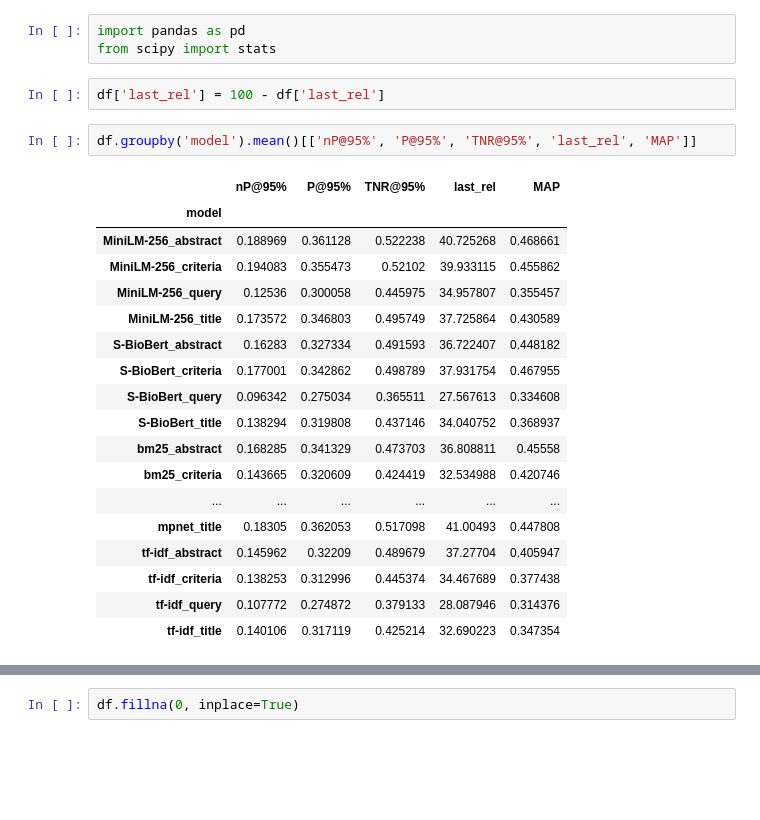
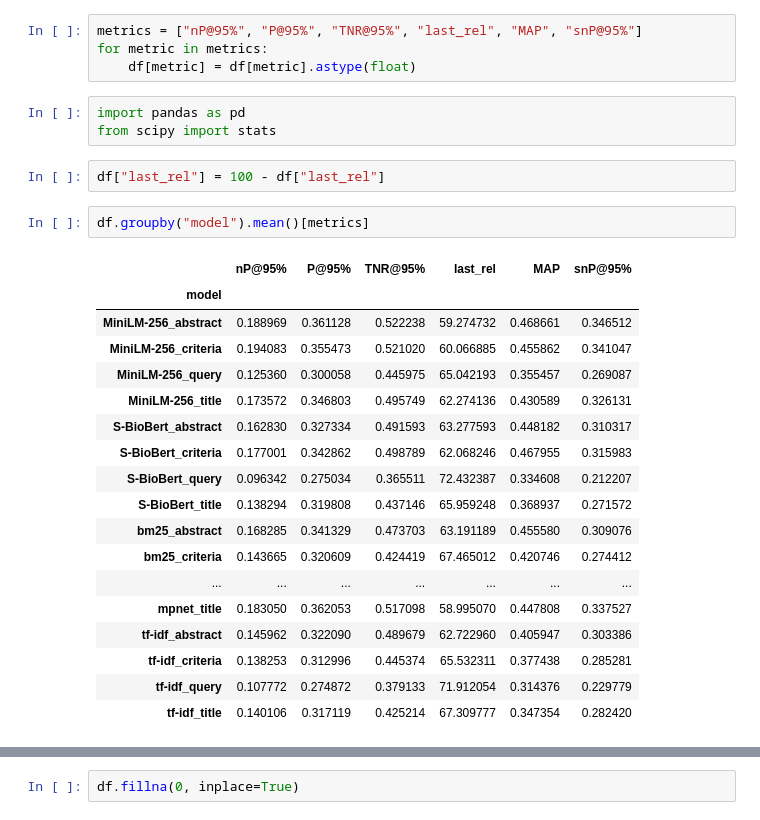
Before and after one commit to WojciechKusa/normalised-precision-at-recall, a Jupyter notebook: notebooks/normalised-precision-analysis.ipynb, the cells around one changed output, grey strips where cells are left out. Drawn from its saved outputs; the diff is of its cells as text; blank space fills up the shorter version.

```diff
--- a/notebooks/normalised-precision-analysis.ipynb
+++ b/notebooks/normalised-precision-analysis.ipynb
@@ -318,30 +421,34 @@ bland_altman_plot(df["TNR@95%"], df["nP@95%"], labels=df["model"].tolist(),
 [figure]
 # %% [markdown]
 # Average score by model and ranking
+# %%
+metrics = ["nP@95%", "P@95%", "TNR@95%", "last_rel", "MAP", "snP@95%"]
+for metric in metrics:
+    df[metric] = df[metric].astype(float)
 # %%
 import pandas as pd
 from scipy import stats
 # %%
-df['last_rel'] = 100 - df['last_rel']
+df["last_rel"] = 100 - df["last_rel"]
 # %%
-df.groupby('model').mean()[['nP@95%', 'P@95%', 'TNR@95%', 'last_rel', 'MAP']]
+df.groupby("model").mean()[metrics]
 # %% [output]
-|  | nP@95% | P@95% | TNR@95% | last_rel | MAP |
-| model |  |  |  |  |  |
-| MiniLM-256_abstract | 0.188969 | 0.361128 | 0.522238 | 40.725268 | 0.468661 |
-| MiniLM-256_criteria | 0.194083 | 0.355473 | 0.52102 | 39.933115 | 0.455862 |
-| MiniLM-256_query | 0.12536 | 0.300058 | 0.445975 | 34.957807 | 0.355457 |
-| MiniLM-256_title | 0.173572 | 0.346803 | 0.495749 | 37.725864 | 0.430589 |
-| S-BioBert_abstract | 0.16283 | 0.327334 | 0.491593 | 36.722407 | 0.448182 |
-| S-BioBert_criteria | 0.177001 | 0.342862 | 0.498789 | 37.931754 | 0.467955 |
-| S-BioBert_query | 0.096342 | 0.275034 | 0.365511 | 27.567613 | 0.334608 |
-| S-BioBert_title | 0.138294 | 0.319808 | 0.437146 | 34.040752 | 0.368937 |
-| bm25_abstract | 0.168285 | 0.341329 | 0.473703 | 36.808811 | 0.45558 |
-| bm25_criteria | 0.143665 | 0.320609 | 0.424419 | 32.534988 | 0.420746 |
-| ... | ... | ... | ... | ... | ... |
-| mpnet_title | 0.18305 | 0.362053 | 0.517098 | 41.00493 | 0.447808 |
-| tf-idf_abstract | 0.145962 | 0.32209 | 0.489679 | 37.27704 | 0.405947 |
-| tf-idf_criteria | 0.138253 | 0.312996 | 0.445374 | 34.467689 | 0.377438 |
-| tf-idf_query | 0.107772 | 0.274872 | 0.379133 | 28.087946 | 0.314376 |
-| tf-idf_title | 0.140106 | 0.317119 | 0.425214 | 32.690223 | 0.347354 |
+|  | nP@95% | P@95% | TNR@95% | last_rel | MAP | snP@95% |
+| model |  |  |  |  |  |  |
+| MiniLM-256_abstract | 0.188969 | 0.361128 | 0.522238 | 59.274732 | 0.468661 | 0.346512 |
+| MiniLM-256_criteria | 0.194083 | 0.355473 | 0.521020 | 60.066885 | 0.455862 | 0.341047 |
+| MiniLM-256_query | 0.125360 | 0.300058 | 0.445975 | 65.042193 | 0.355457 | 0.269087 |
+| MiniLM-256_title | 0.173572 | 0.346803 | 0.495749 | 62.274136 | 0.430589 | 0.326131 |
+| S-BioBert_abstract | 0.162830 | 0.327334 | 0.491593 | 63.277593 | 0.448182 | 0.310317 |
+| S-BioBert_criteria | 0.177001 | 0.342862 | 0.498789 | 62.068246 | 0.467955 | 0.315983 |
+| S-BioBert_query | 0.096342 | 0.275034 | 0.365511 | 72.432387 | 0.334608 | 0.212207 |
+| S-BioBert_title | 0.138294 | 0.319808 | 0.437146 | 65.959248 | 0.368937 | 0.271572 |
+| bm25_abstract | 0.168285 | 0.341329 | 0.473703 | 63.191189 | 0.455580 | 0.309076 |
+| bm25_criteria | 0.143665 | 0.320609 | 0.424419 | 67.465012 | 0.420746 | 0.274412 |
+| ... | ... | ... | ... | ... | ... | ... |
+| mpnet_title | 0.183050 | 0.362053 | 0.517098 | 58.995070 | 0.447808 | 0.337527 |
+| tf-idf_abstract | 0.145962 | 0.322090 | 0.489679 | 62.722960 | 0.405947 | 0.303386 |
+| tf-idf_criteria | 0.138253 | 0.312996 | 0.445374 | 65.532311 | 0.377438 | 0.285281 |
+| tf-idf_query | 0.107772 | 0.274872 | 0.379133 | 71.912054 | 0.314376 | 0.229779 |
+| tf-idf_title | 0.140106 | 0.317119 | 0.425214 | 67.309777 | 0.347354 | 0.282420 |
 # %%
```
Also changed, not shown: parts of 32 cells of this notebook, 1 other file.
